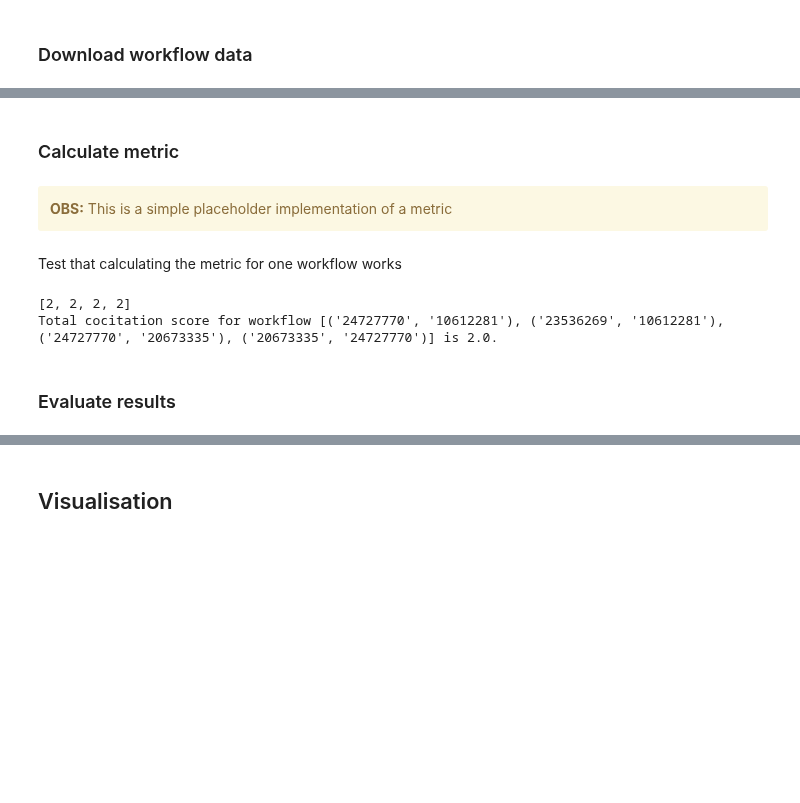
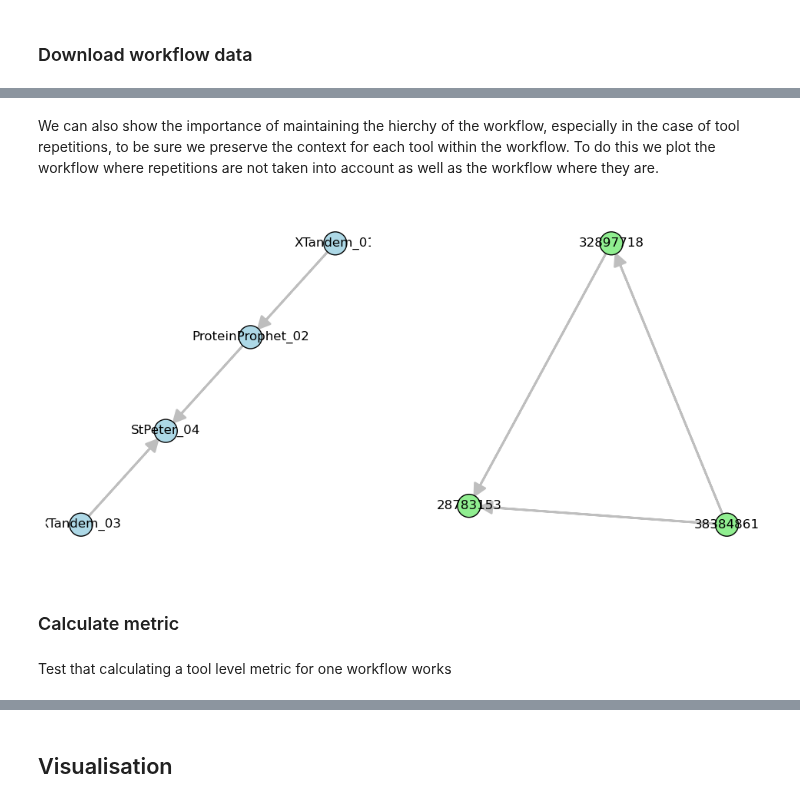
Before and after one commit to Workflomics/pubmetric, a Jupyter notebook: QC_pipeline.ipynb, the cells around one changed output, grey strips where cells are left out. Cells and saved outputs as stored; diff of their text form; code cells hidden in the pictures; blank space fills up the shorter version.

```diff
--- a/QC_pipeline.ipynb
+++ b/QC_pipeline.ipynb
@@ -155,19 +195,19 @@ could add visualisation of the workflows and the original workflows.
+# %% [markdown]
+We can also show the importance of maintaining the hierchy of the workflow, especially in the case of tool repetitions, to be sure we preserve the context for each tool within the workflow. To do this we plot the workflow where repetitions are not taken into account as well as the workflow where they are.
+# %%
+
+no_repetition_workflow_graph = igraph.Graph.TupleList(edges=workflow['pmid_edges'], directed=True)
+
+fig, (ax1, ax2) = plt.subplots(1, 2, figsize=(12, 6))
+igraph.plot(workflow_graph, target=ax1, layout=g1.layout("kk"), vertex_label=g1.vs["name"],
+        vertex_color='lightblue', edge_color='gray', vertex_size=30, bbox=(300, 300))
+
+igraph.plot(no_repetition_workflow_graph, target=ax2, layout=g2.layout("kk"), vertex_label=g2.vs["name"],
+        vertex_color='lightgreen', edge_color='gray', vertex_size=30, bbox=(300, 300))
+plt.show()
+# %% [output]
+[figure, added]
 # %% [markdown]
 ### Calculate metric
-# %% [markdown]
-<div class="alert alert-block alert-warning">
-<b>OBS:</b> This is a simple placeholder implementation of a metric
-</div>
 # %% [markdown]
-Test that calculating the metric for one workflow works
+Test that calculating a tool level metric for one workflow works
-# %%
-# For one workflow
-metric_score, raw_results = sum_metric(G, workflow_pairs, included_tools)
-
-print(raw_results)
-print(f"Total cocitation score for workflow {workflow_pairs} is {metric_score}.")
-# %% [output]
-[2, 2, 2, 2]
-Total cocitation score for workflow [('24727770', '10612281'), ('23536269', '10612281'), ('24727770', '20673335'), ('20673335', '24727770')] is 2.0.
-# %% [markdown]
-### Evaluate results
```
Also changed, not shown: parts of 45 cells of this notebook, 4 other files.
